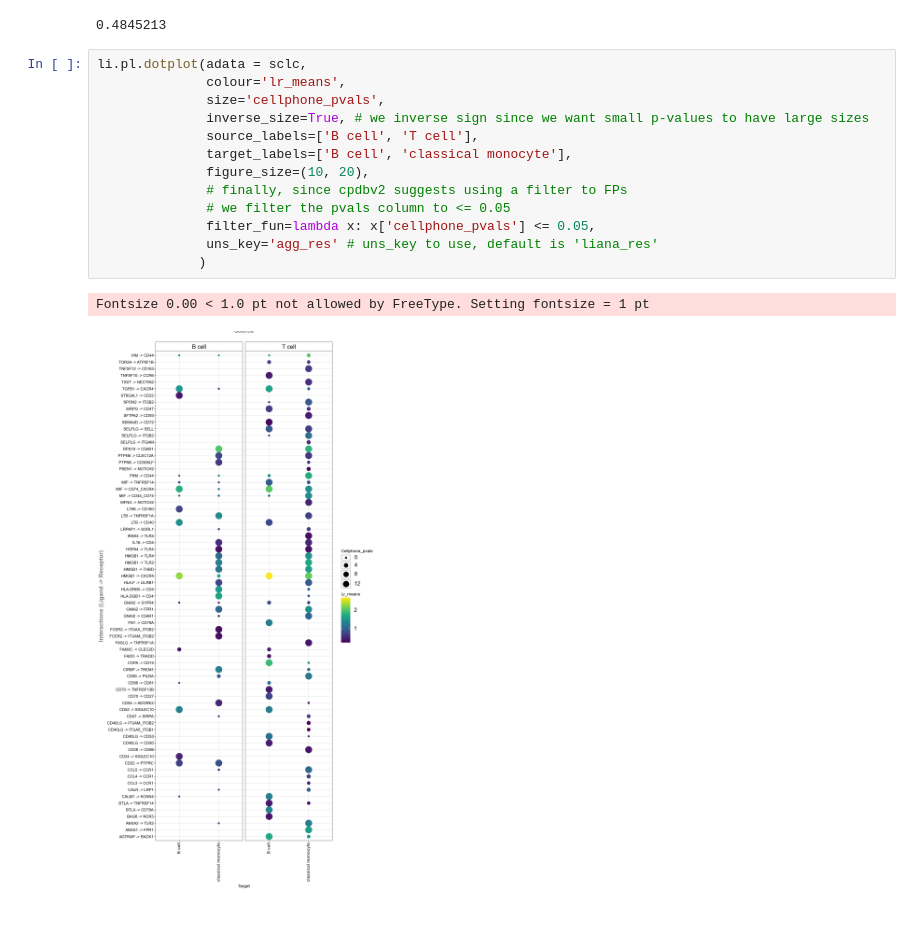
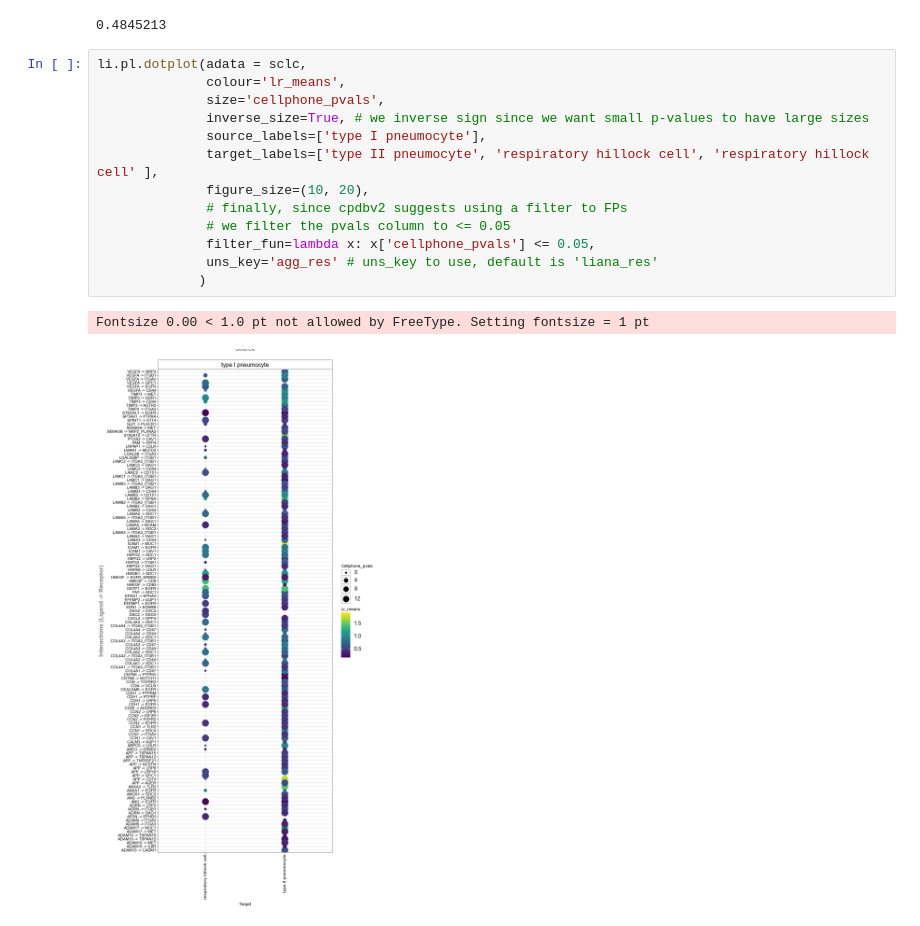
Before and after one commit to archana-b24/sc-spatial-analysis, a Jupyter notebook: 06_liana.ipynb, the cells around one changed output. Saved outputs shown, nothing was run; the diff lists cells and outputs as text.

Commit message:
liana for pneumocyte

```diff
--- a/06_liana.ipynb
+++ b/06_liana.ipynb
@@ -89,16 +89,16 @@ lr_df.
 # %%
 li.pl.dotplot(adata = sclc,
               colour='lr_means',
               size='cellphone_pvals',
               inverse_size=True, # we inverse sign since we want small p-values to have large sizes
-              source_labels=['B cell', 'T cell'],
-              target_labels=['B cell', 'classical monocyte'],
+              source_labels=['type I pneumocyte'],
+              target_labels=['type II pneumocyte', 'respiratory hillock cell', 'respiratory hillock cell' ],
               figure_size=(10, 20),
               # finally, since cpdbv2 suggests using a filter to FPs
               # we filter the pvals column to <= 0.05
               filter_fun=lambda x: x['cellphone_pvals'] <= 0.05,
               uns_key='agg_res' # uns_key to use, default is 'liana_res'
              )
 # %% [output]
 Fontsize 0.00 < 1.0 pt not allowed by FreeType. Setting fontsize = 1 pt
-[figure, old version]
+[figure, new version]
```
Also changed, not shown: 1 other file.
